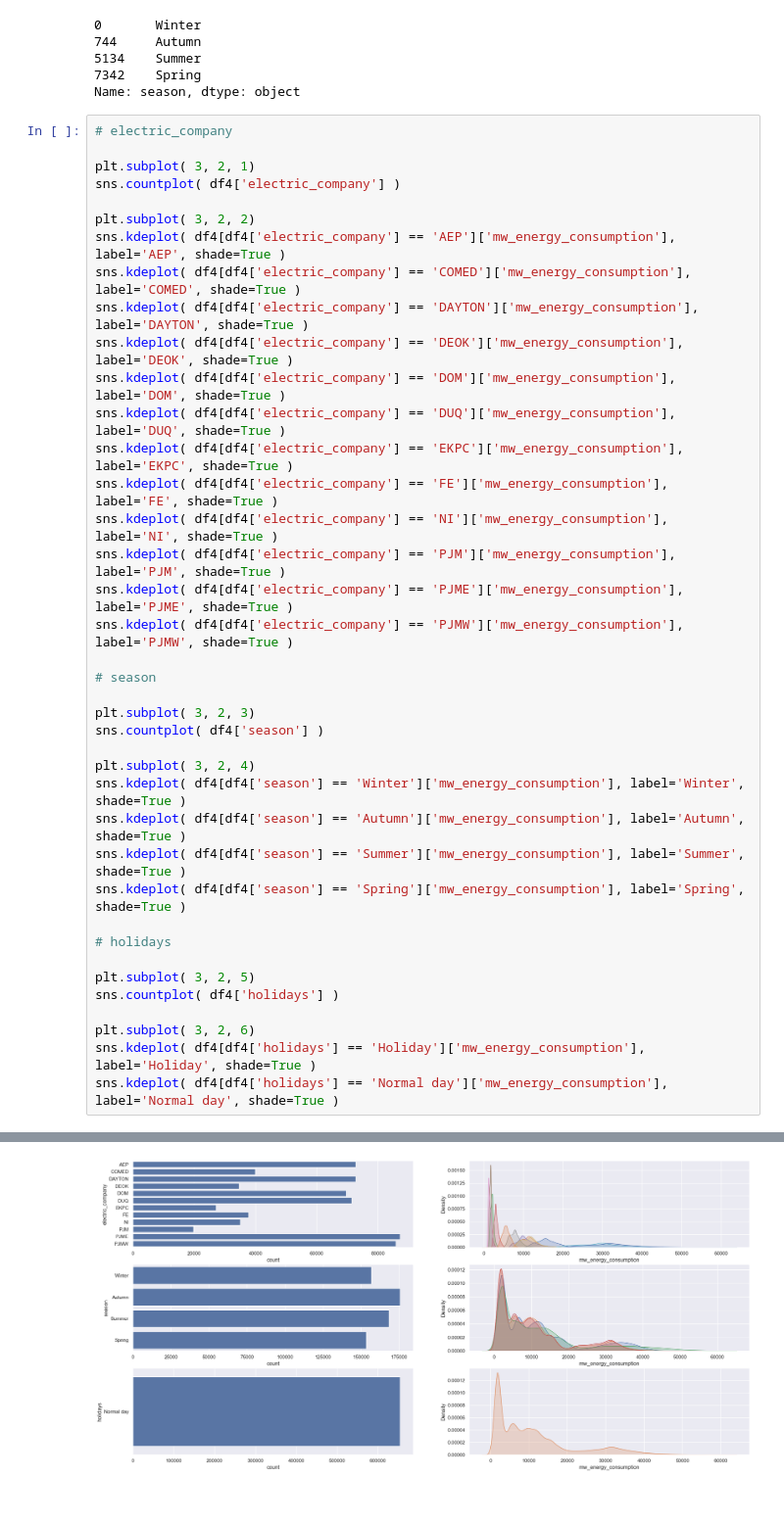
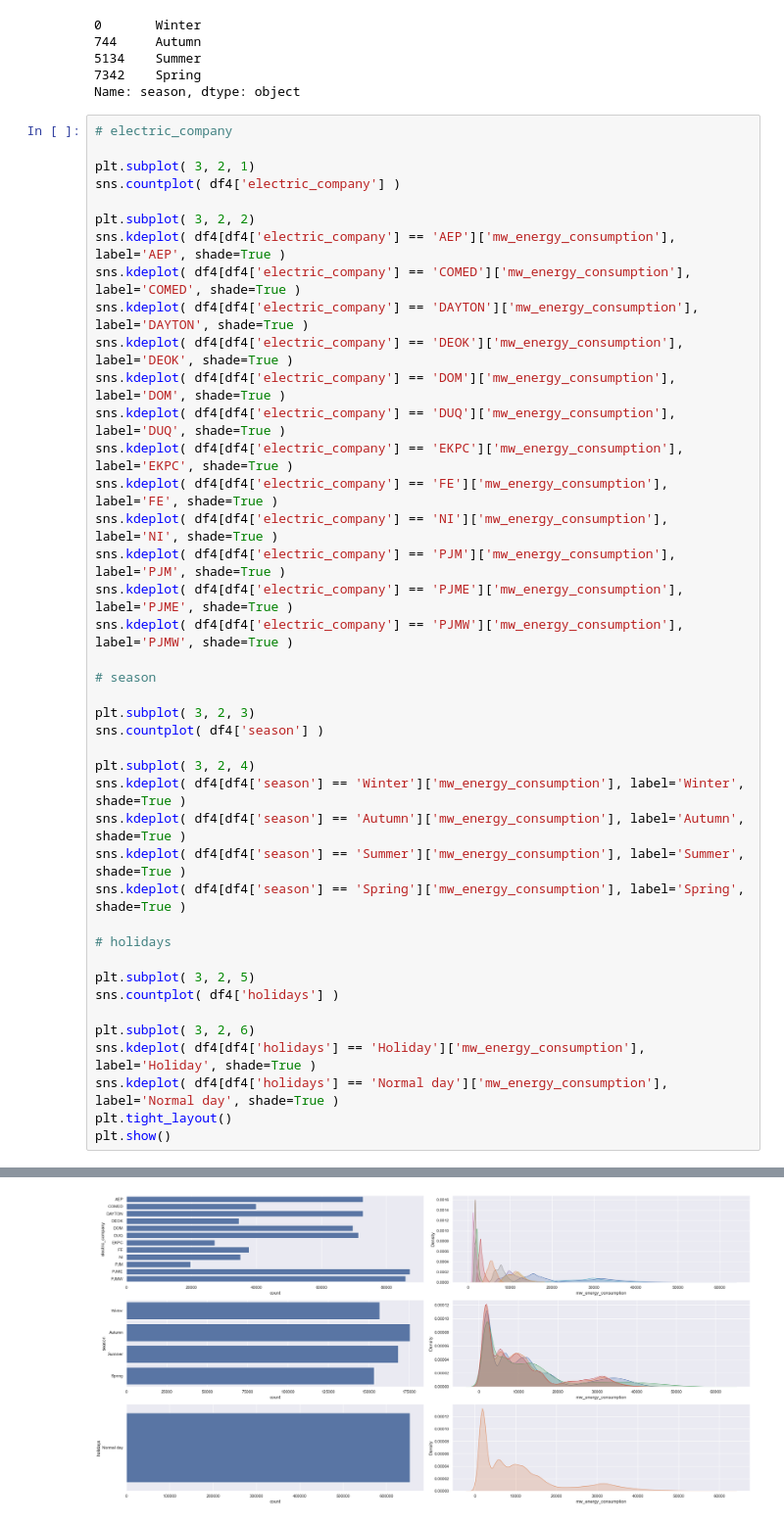
Before and after one commit to tranchienthang30/BTL_DataScience, a Jupyter notebook: Energy_Consumption.ipynb, the cells around one changed output, grey strips where cells are left out. Shown at 98% size. Saved outputs shown, nothing was run; the diff lists cells and outputs as text.

```diff
--- a/Energy_Consumption.ipynb
+++ b/Energy_Consumption.ipynb
@@ -790,4 +733,6 @@ sns.countplot( df4['holidays'] )
 plt.subplot( 3, 2, 6)
 sns.kdeplot( df4[df4['holidays'] == 'Holiday']['mw_energy_consumption'], label='Holiday', shade=True )
 sns.kdeplot( df4[df4['holidays'] == 'Normal day']['mw_energy_consumption'], label='Normal day', shade=True )
+plt.tight_layout()
+plt.show()
 # %% [output]
@@ -795 +739 @@ sns.kdeplot( df4[df4['holidays'] == 'Normal day']['mw_energy_consumption'], labe
-[figure, old version]
+[figure, new version]
```
Also changed, not shown: parts of 33 cells of this notebook.
